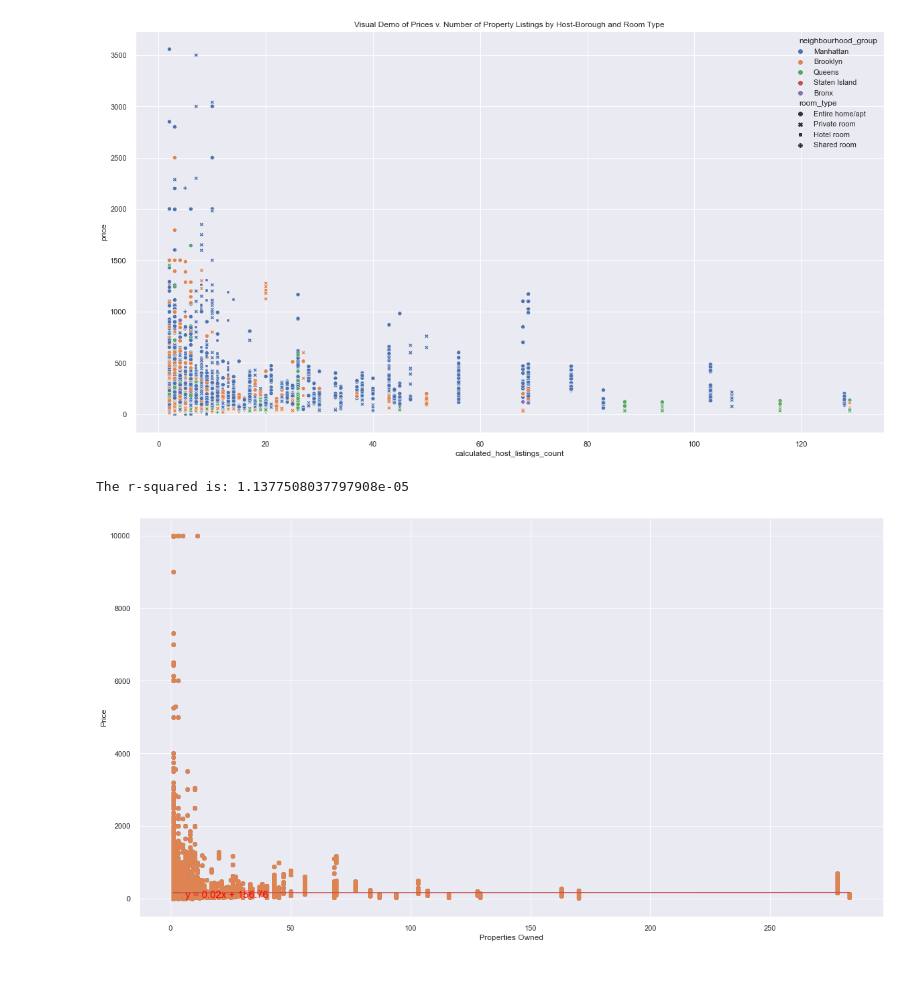
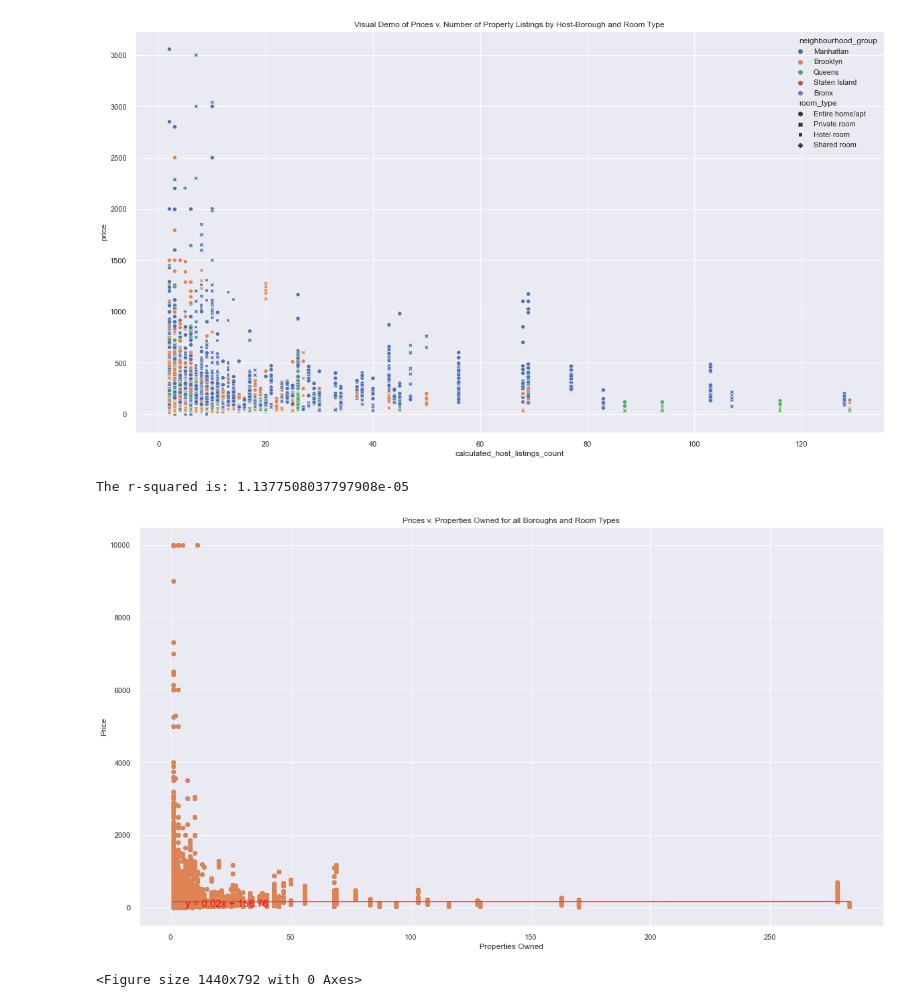
Before and after one commit to MWilliamsDP/ProjectOne, a Jupyter notebook: MW/MWProject1Final.ipynb, the cells around one changed output. Saved outputs shown, nothing was run; the diff lists cells and outputs as text; code cells hidden in the pictures; blank space fills up the shorter version.

```diff
--- a/MW/MWProject1Final.ipynb
+++ b/MW/MWProject1Final.ipynb
@@ -600,19 +600,21 @@ plt.savefig('../MW/AllRooms.Boroughs.png')
 # %%
 x_values = MainDF1['calculated_host_listings_count']
 y_values = MainDF1['price']
 plt.scatter(x_values,y_values)
 plt.xlabel('Properties Owned')
 plt.ylabel('Price')
+plt.title('Prices v. Properties Owned for all Boroughs and Room Types')
 (slope, intercept, rvalue, pvalue, stderr) = linregress(x_values, y_values)
 regress_values = x_values * slope + intercept
 line_eq = "y = " + str(round(slope,2)) + "x + " + str(round(intercept,2))
 plt.scatter(x_values,y_values)
 plt.plot(x_values,regress_values,"r-")
 plt.annotate(line_eq,(6,10),fontsize=15,color="red")
 print(f"The r-squared is: {rvalue**2}")
 
 plt.show()
-plt.savefig('../MW/AllRooms.Boroughs.Lineregreespng')
+plt.savefig('../MW/AllRooms.Boroughs.Lineregress.png')
 # %% [output]
 The r-squared is: 1.1377508037797908e-05
-[figure, old version]
+[figure, new version]
+<Figure size 1440x792 with 0 Axes>
```
